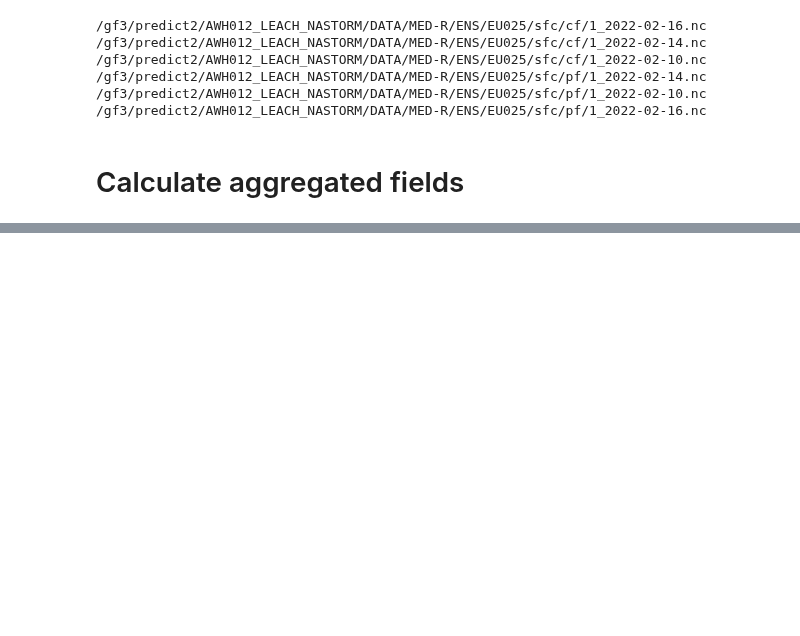
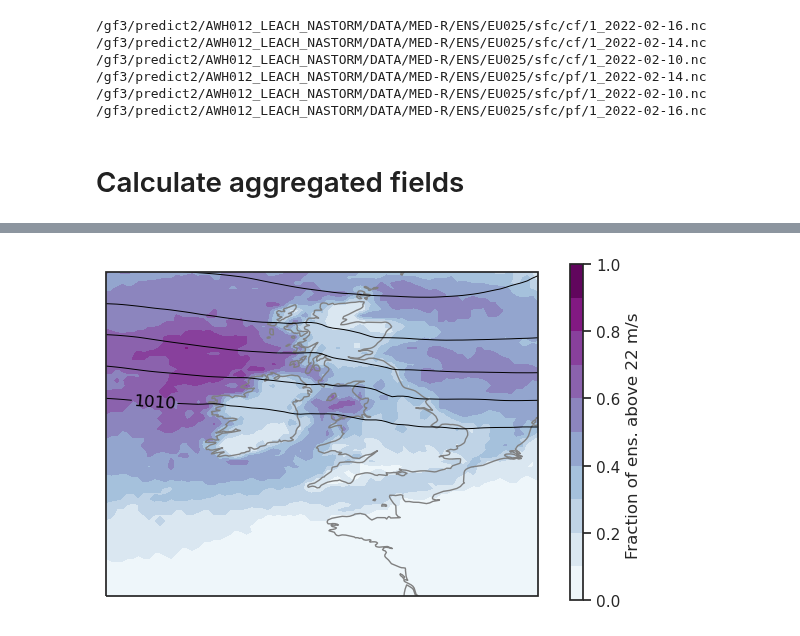
Before and after one commit to shirin-ermis/Storm_Eunice, a Jupyter notebook: notebooks/06_wind_threshold_execeedance.ipynb, the cells around one changed output, grey strips where cells are left out. Cells and saved outputs as stored; diff of their text form; code cells hidden in the pictures; blank space fills up the shorter version.

```diff
--- a/notebooks/06_wind_threshold_execeedance.ipynb
+++ b/notebooks/06_wind_threshold_execeedance.ipynb
@@ -69,0 +87,40 @@ ensfrac_fg10 = eps.sel(time = '2022-02-18 12').count(dim = 'number').squueze()
+# %%
+inidate = '2022-02-10'
+projection = ccrs.PlateCarree()
+p_max = 1010
+p_min = 960
+
+fg10_min = 0
+fg10_max = 1
+
+fg10_vals = enscount_fg10.sel(inidate = inidate).fg10.values/51
+p_vals = ensmean_mslp.sel(inidate = inidate).msl.values[:,:]/100
+longitude = ensmean_mslp.longitude.values
+latitude = ensmean_mslp.latitude.values
+
+# figure and map setup
+fig = plt.figure(1)
+ax = plt.subplot(111, projection = projection)
+ax.set_extent([lon_min, lon_max, lat_min, lat_max], projection)
+ax.add_feature(cfeature.COASTLINE.with_scale('50m'), color = 'grey')
+
+# isobars as contours
+clevs_p = np.linspace(p_min, p_max, 12)
+cs = ax.contour(longitude, latitude, p_vals, clevs_p, colors='black',
+                transform=projection, linewidths = 0.7)
+plt.clabel(cs, fmt='%d')
+
+# fg10 as shading
+clevs_fg10 = np.linspace(fg10_min, fg10_max, 11)
+cf = ax.contourf(longitude, latitude, fg10_vals, clevs_fg10, cmap=plt.cm.BuPu,
+                    transform=projection)
+
+
+fig.subplots_adjust(right=0.8)
+cbar_ax = fig.add_axes([0.85, 0.15, 0.02, 0.7])
+fig.colorbar(cf, cax=cbar_ax, label='Fraction of ens. above 22 m/s ')
+
+plt.savefig('figures/06_wind_threshold_exceedance_inidate-'+inidate+'.png')
+plt.savefig('figures/06_wind_threshold_exceedance_inidate-'+inidate+'.pdf')
+# %% [output]
+[figure, added]
```
Also changed, not shown: parts of 5 cells of this notebook, 6 other files.
